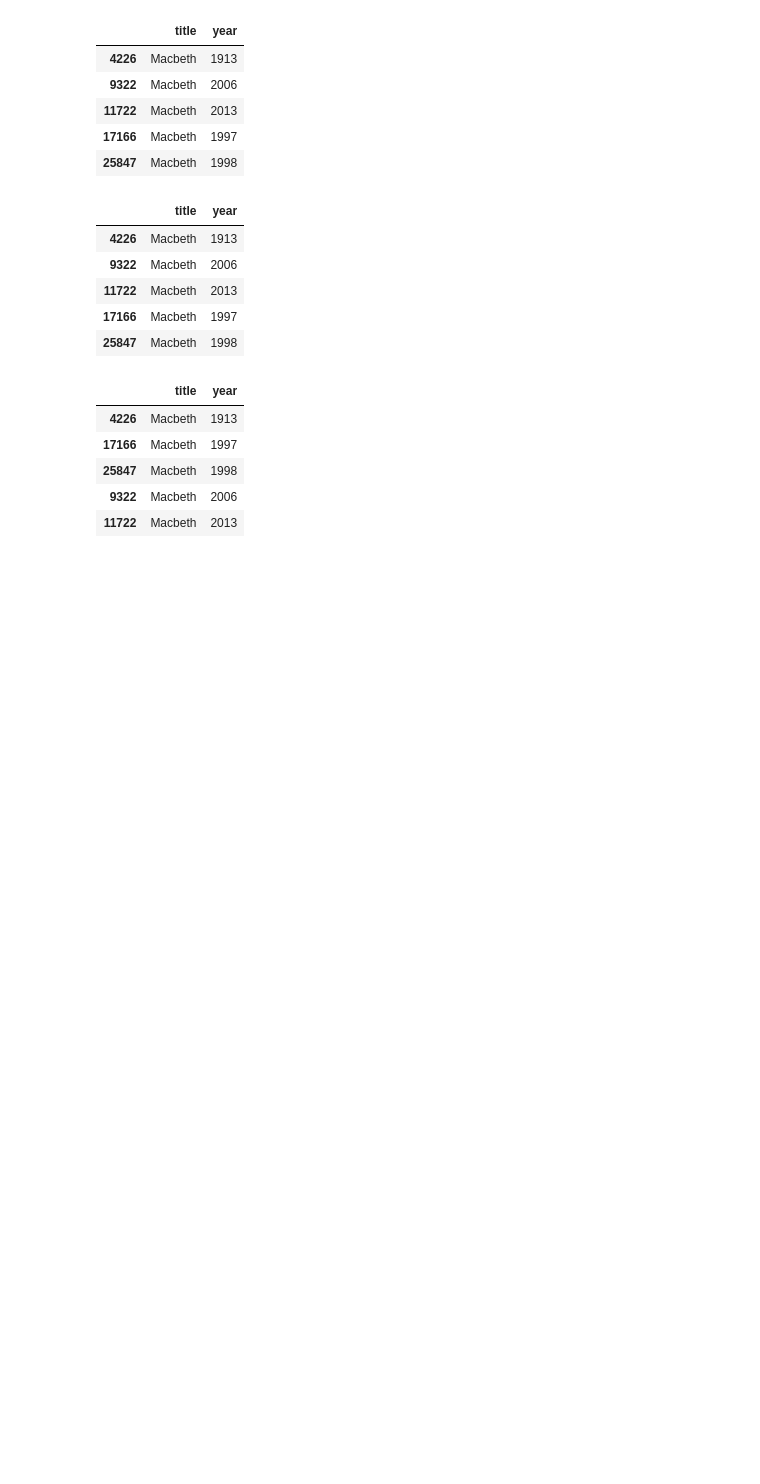
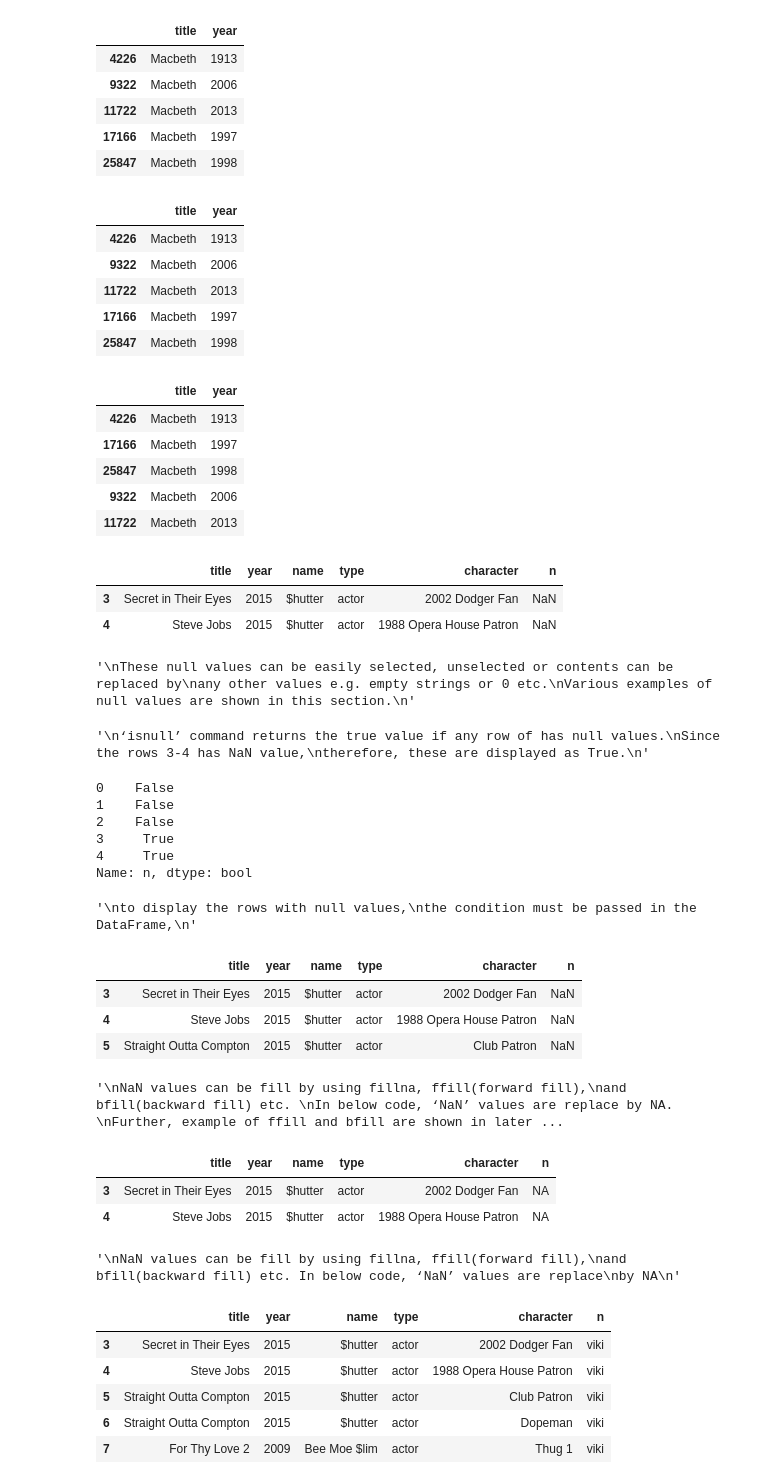
Before and after one commit to vigneshmagudeeswaran/pandas, a Jupyter notebook: overview.ipynb, the cells around one changed output. Saved outputs shown, nothing was run; the diff lists cells and outputs as text; code cells hidden in the pictures; blank space fills up the shorter version.

```diff
--- a/overview.ipynb
+++ b/overview.ipynb
@@ -131,3 +133,83 @@ macbeth
 | 25847 | Macbeth | 1998 |
 | 9322 | Macbeth | 2006 |
 | 11722 | Macbeth | 2013 |
+# %%
+casts.loc[3:4]
+# %% [output]
+|  | title | year | name | type | character | n |
+| 3 | Secret in Their Eyes | 2015 | $hutter | actor | 2002 Dodger Fan | NaN |
+| 4 | Steve Jobs | 2015 | $hutter | actor | 1988 Opera House Patron | NaN |
+# %%
+'''
+These null values can be easily selected, unselected or contents can be replaced by
+any other values e.g. empty strings or 0 etc.
+Various examples of null values are shown in this section.
+'''
+# %% [output]
+'\nThese null values can be easily selected, unselected or contents can be replaced by\nany other values e.g. empty strings or 0 etc.\nVarious examples of null values are shown in this section.\n'
+# %%
+'''
+‘isnull’ command returns the true value if any row of has null values.
+Since the rows 3-4 has NaN value,
+therefore, these are displayed as True.
+'''
+# %% [output]
+'\n‘isnull’ command returns the true value if any row of has null values.\nSince the rows 3-4 has NaN value,\ntherefore, these are displayed as True.\n'
+# %%
+c = casts
+c['n'].isnull().head()
+# %% [output]
+0    False
+1    False
+2    False
+3     True
+4     True
+Name: n, dtype: bool
+# %%
+'''
+to display the rows with null values,
+the condition must be passed in the DataFrame,
+'''
+# %% [output]
+'\nto display the rows with null values,\nthe condition must be passed in the DataFrame,\n'
+# %%
+c[c['n'].isnull()].head(3)
+# %% [output]
+|  | title | year | name | type | character | n |
+| 3 | Secret in Their Eyes | 2015 | $hutter | actor | 2002 Dodger Fan | NaN |
+| 4 | Steve Jobs | 2015 | $hutter | actor | 1988 Opera House Patron | NaN |
+| 5 | Straight Outta Compton | 2015 | $hutter | actor | Club Patron | NaN |
+# %%
+'''
+NaN values can be fill by using fillna, ffill(forward fill),
+and bfill(backward fill) etc.
+In below code, ‘NaN’ values are replace by NA.
+Further, example of ffill and bfill are shown in later part of the tutorial,
+'''
+# %% [output]
+'\nNaN values can be fill by using fillna, ffill(forward fill),\nand bfill(backward fill) etc. \nIn below code, ‘NaN’ values are replace by NA. \nFurther, example of ffill and bfill are shown in later ...
+# %%
+c_fill = c[c['n'].isnull()].fillna('NA')
+c_fill.head(2)
+# %% [output]
+|  | title | year | name | type | character | n |
+| 3 | Secret in Their Eyes | 2015 | $hutter | actor | 2002 Dodger Fan | NA |
+| 4 | Steve Jobs | 2015 | $hutter | actor | 1988 Opera House Patron | NA |
+# %%
+'''
+NaN values can be fill by using fillna, ffill(forward fill),
+and bfill(backward fill) etc. In below code, ‘NaN’ values are replace
+by NA
+'''
+# %% [output]
+'\nNaN values can be fill by using fillna, ffill(forward fill),\nand bfill(backward fill) etc. In below code, ‘NaN’ values are replace\nby NA\n'
+# %%
+c_fill = c[c['n'].isnull()].fillna('viki')
+c_fill.head()
+# %% [output]
+|  | title | year | name | type | character | n |
+| 3 | Secret in Their Eyes | 2015 | $hutter | actor | 2002 Dodger Fan | viki |
+| 4 | Steve Jobs | 2015 | $hutter | actor | 1988 Opera House Patron | viki |
+| 5 | Straight Outta Compton | 2015 | $hutter | actor | Club Patron | viki |
+| 6 | Straight Outta Compton | 2015 | $hutter | actor | Dopeman | viki |
+| 7 | For Thy Love 2 | 2009 | Bee Moe $lim | actor | Thug 1 | viki |
```
Also changed, not shown: parts of 18 cells of this notebook, 1 other file.
